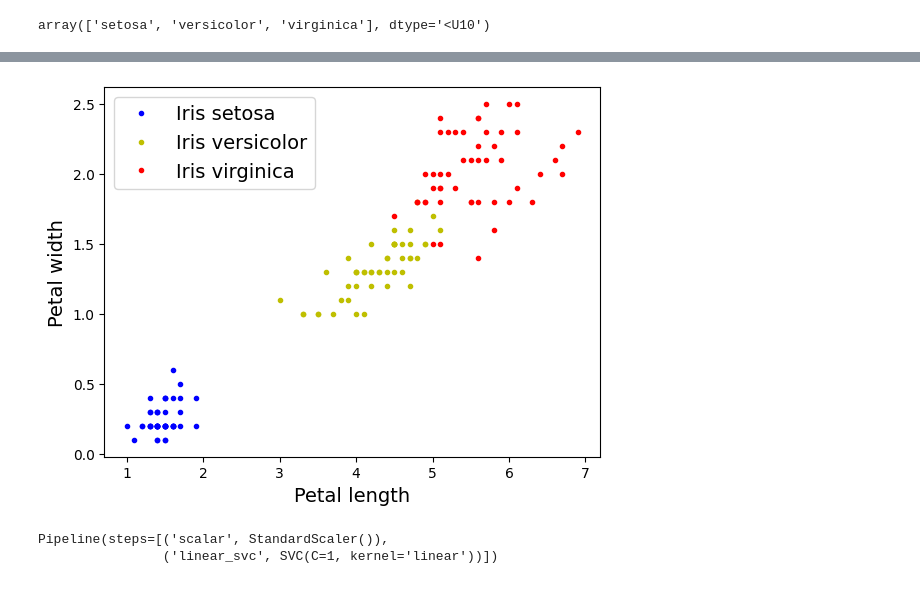
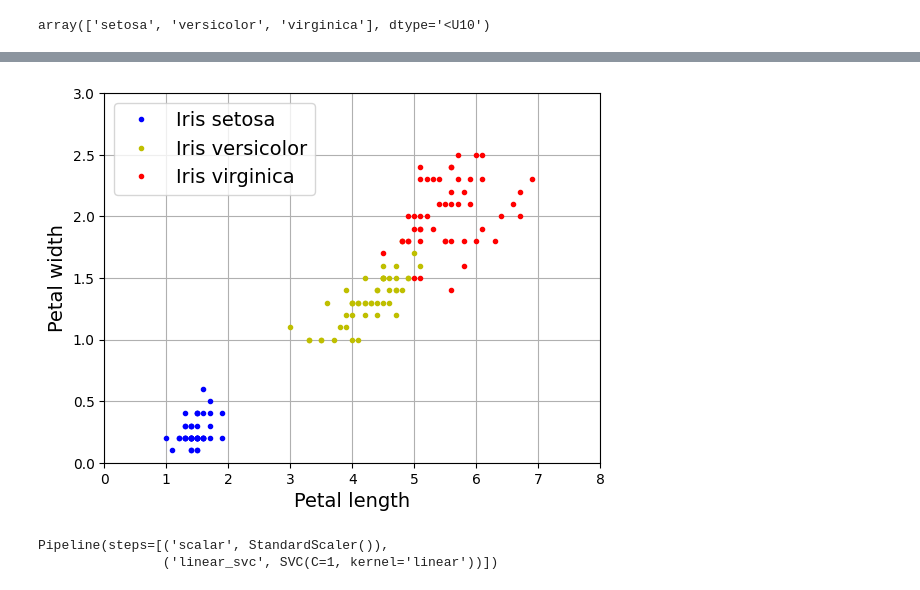
Before and after one commit to mo-kasiri/Machine-Learning-examples, a Jupyter notebook: Chapter5-SVM/Support-Vector-Mahine.ipynb, the cells around one changed output, grey strips where cells are left out. Cells and saved outputs as stored; diff of their text form; code cells hidden in the pictures.

```diff
--- a/Chapter5-SVM/Support-Vector-Mahine.ipynb
+++ b/Chapter5-SVM/Support-Vector-Mahine.ipynb
@@ -10,3 +10,6 @@ iris = datasets.load_iris()
 iris.target_names
 # %% [output]
 array(['setosa', 'versicolor', 'virginica'], dtype='<U10')
+# %%
+data = iris["data"][:, (2,3)]
+target = iris["target"]
@@ -13,13 +26,15 @@ array(['setosa', 'versicolor', 'virginica'], dtype='<U10')
 # %%
-plt.plot(X[:, 0][iris["target"]==0], X[:, 1][iris["target"]==0], "b.", label="Iris setosa")
-plt.plot(X[:, 0][iris["target"]==1], X[:, 1][iris["target"]==1], "y.", label="Iris versicolor")
-plt.plot(X[:, 0][iris["target"]==2], X[:, 1][iris["target"]==2], "r.", label="Iris virginica")
+plt.plot(data[:, 0][iris["target"]==0], data[:, 1][iris["target"]==0], "b.", label="Iris setosa")
+plt.plot(data[:, 0][iris["target"]==1], data[:, 1][iris["target"]==1], "y.", label="Iris versicolor")
+plt.plot(data[:, 0][iris["target"]==2], data[:, 1][iris["target"]==2], "r.", label="Iris virginica")
+plt.axis([0, 8, 0, 3])
+plt.grid(True, which='both')
 plt.xlabel("Petal length", fontsize=14)
 plt.ylabel("Petal width", fontsize=14)
 plt.legend(loc="upper left", fontsize=14)
 plt.show()
 # %% [output]
-[figure, old version]
+[figure, new version]
 # %%
 X = iris["data"][:, (2,3)] # petal length, petal width
 y = (iris["target"] == 2).astype(np.float64) # Iris virginica
```
Also changed, not shown: parts of 1 cell of this notebook, 5 other files.
